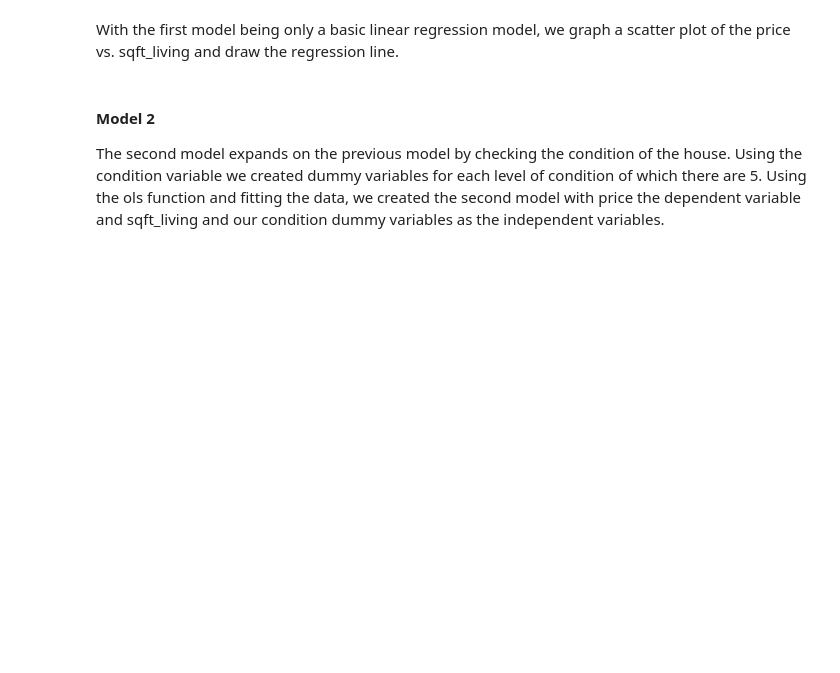
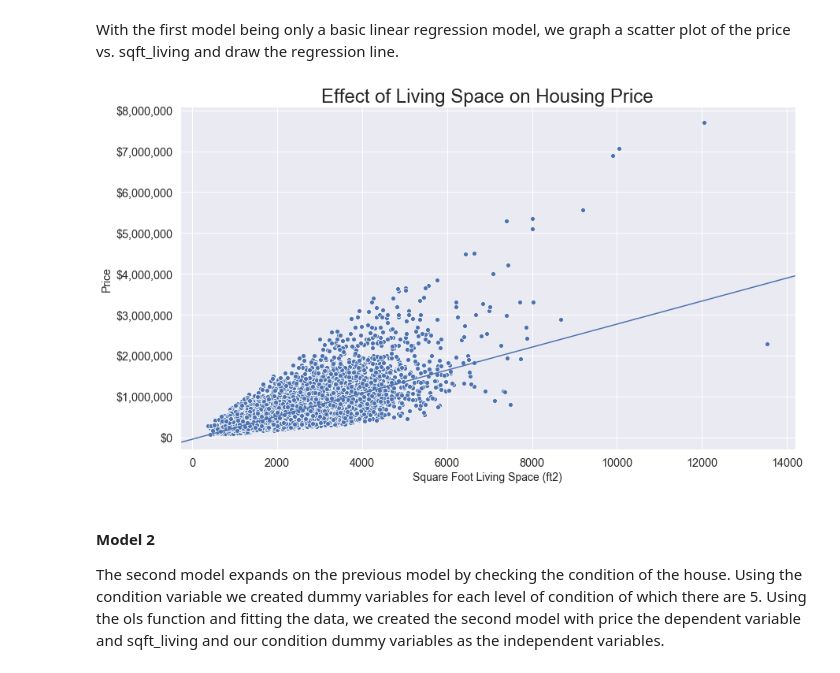
Before and after one commit to griffinhundley/predicting-housing-prices, a Jupyter notebook: Final_Notebook.ipynb, the cells around one changed output. Drawn from its saved outputs; the diff is of its cells as text; code cells hidden in the pictures; blank space fills up the shorter version.

Commit message:
changed vis title

```diff
--- a/Final_Notebook.ipynb
+++ b/Final_Notebook.ipynb
@@ -215,13 +270,15 @@ With the first model being only a basic linear regression model, we graph a scat
 # %%
 fig, ax = plt.subplots(figsize = (14,8))
 ax = sns.scatterplot(X_train.sqft_living, y_train)
 ax.set_xlabel('Square Foot Living Space (ft2)', fontsize = 14)
 ax.set_ylabel('Price', fontsize = 14)
-ax.set_title('Effect of living space on Housing Price', fontsize = 24)
+ax.set_title('Effect of Living Space on Housing Price', fontsize = 24)
 ax.tick_params(labelsize = 14)
 lrv.dollar_ticks(ax)
 abline_plot(model_results=model_1, ax = ax);
 fig.savefig('./images/simple_linear_regression.png', bbox_inches='tight')
+# %% [output]
+[figure, added]
 # %% [markdown]
 #### Model 2
 
```
Also changed, not shown: parts of 32 cells of this notebook, 1 other file.
